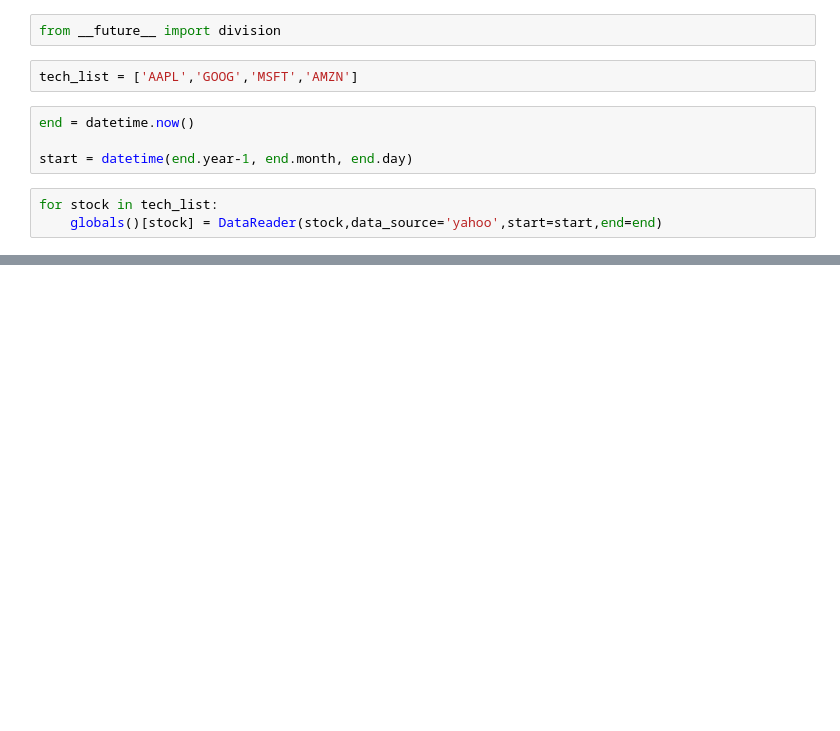
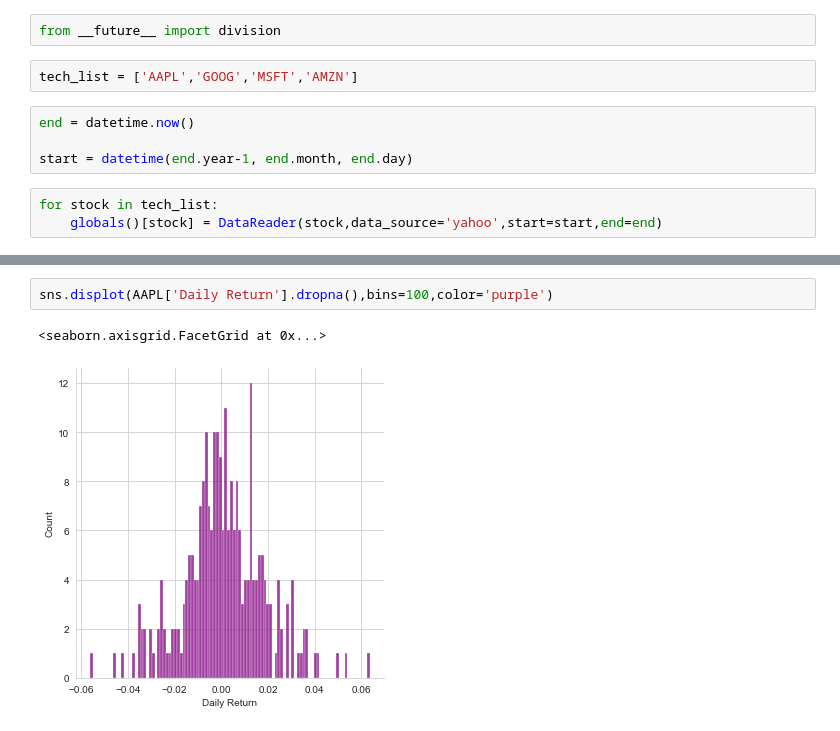
Before and after one commit to abel672/python-data-analysis-visualization, a Jupyter notebook: Section-8-Example-Projects/01-Stock-Market-Data-Analysis-Project.ipynb, the cells around one changed output, grey strips where cells are left out. Cells and saved outputs as stored; diff of their text form; blank space fills up the shorter version.

```diff
--- a/Section-8-Example-Projects/01-Stock-Market-Data-Analysis-Project.ipynb
+++ b/Section-8-Example-Projects/01-Stock-Market-Data-Analysis-Project.ipynb
@@ -60,0 +79,5 @@ AAPL['Volume'].plot(legend=True,figsize=(10,4))
+# %%
+sns.displot(AAPL['Daily Return'].dropna(),bins=100,color='purple')
+# %% [output]
+<seaborn.axisgrid.FacetGrid at 0x...>
+[figure, added]
```
Also changed, not shown: parts of 15 cells of this notebook, 1 other file.
